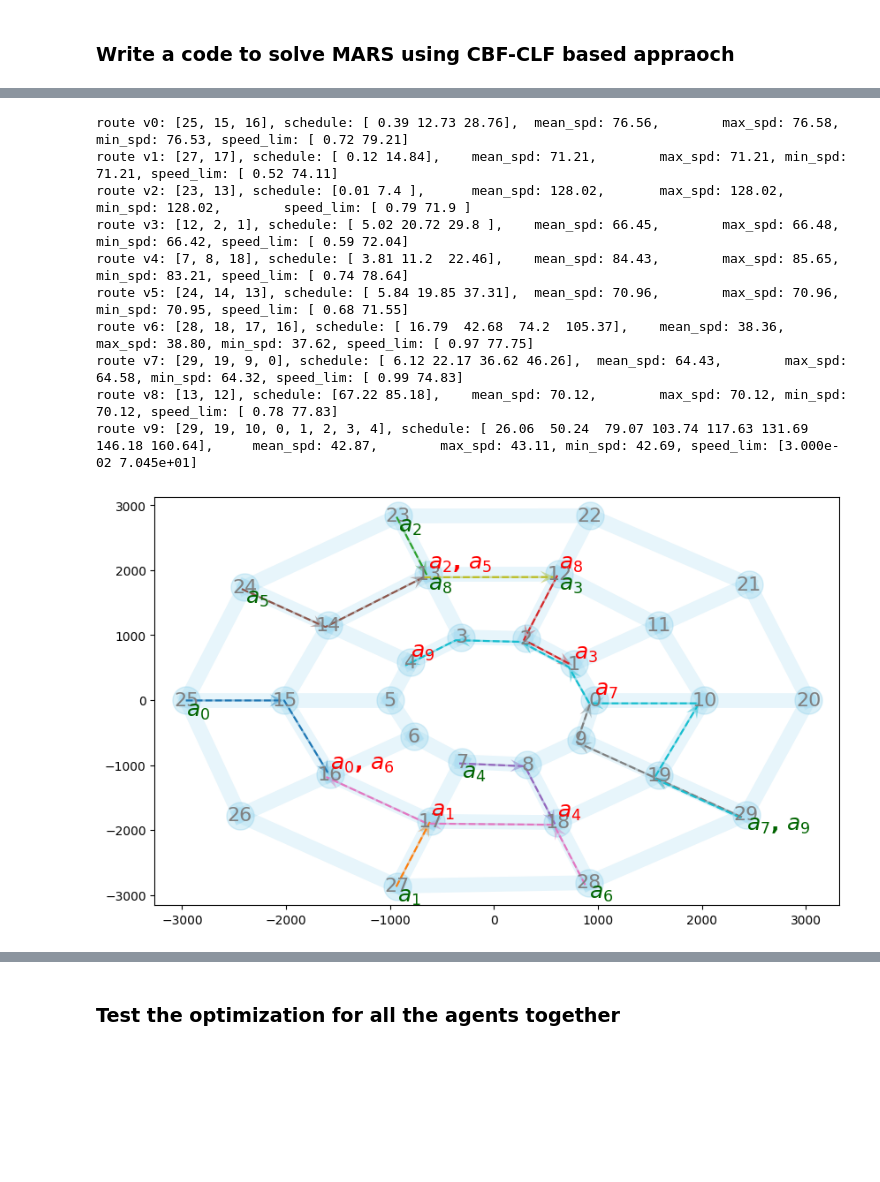
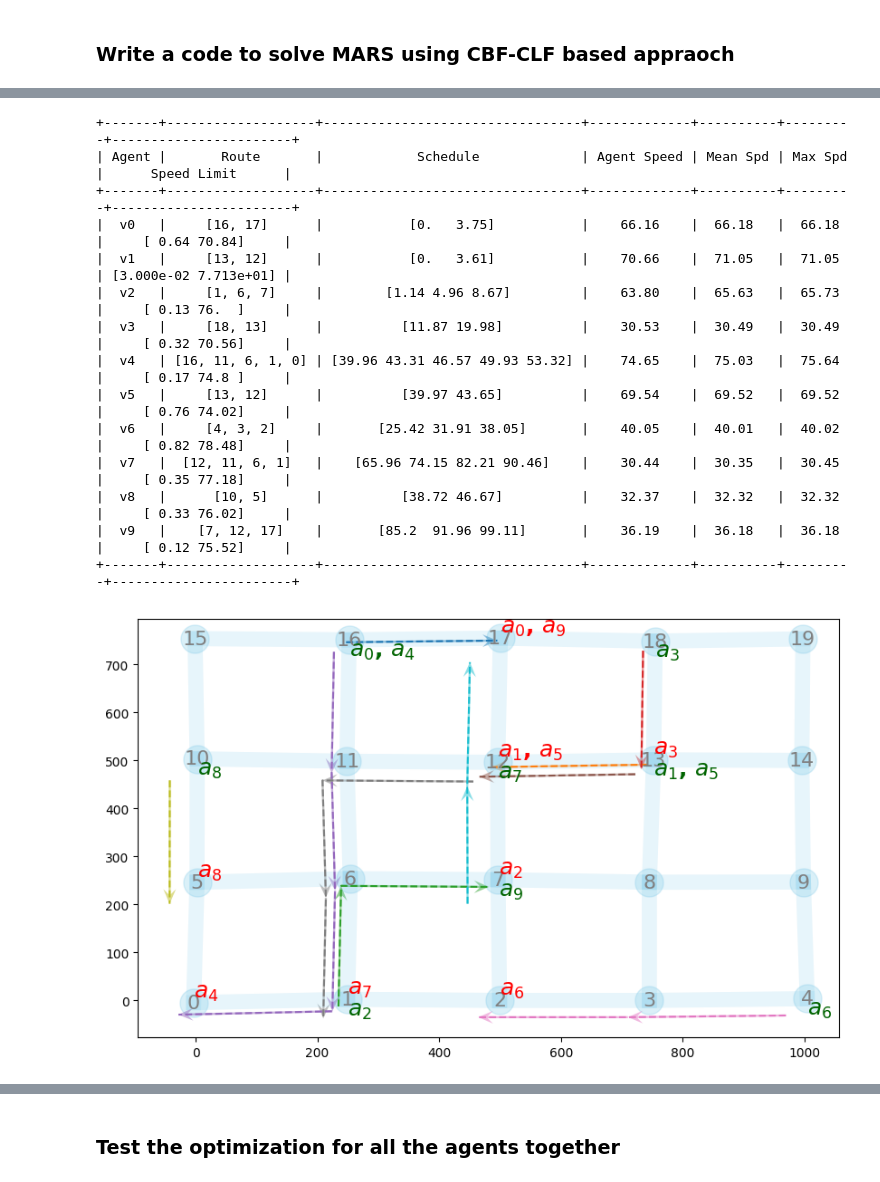
Before and after one commit to dt-1729/ULI_NASA, a Jupyter notebook: UTM_scheduling_and_routing/test_CLF_CBF.ipynb, the cells around one changed output, grey strips where cells are left out. Saved outputs shown, nothing was run; the diff lists cells and outputs as text; code cells hidden in the pictures; blank space fills up the shorter version.

```diff
--- a/UTM_scheduling_and_routing/test_CLF_CBF.ipynb
+++ b/UTM_scheduling_and_routing/test_CLF_CBF.ipynb
@@ -15,7 +15,7 @@ importlib.reload(createEnv)
 importlib.reload(supporting_functions)
 
 # generate waypoints and the adjacency matrix
-n_waypoints = 30
+n_waypoints = 20
 n_agents = 10
 tolArray = np.random.uniform(3.0, 3.0, n_waypoints)
 
@@ -43,10 +43,10 @@ mars = createEnv.MARS(
     n_waypoints,
     n_agents,
     tolArray,
-    ring_params,
+    grid_params,
     seed=11,
     offset_energy=1,
-    stagewiseCostCoeffs=np.array([10.0, 100.0, 1.0]),
+    stagewiseCostCoeffs=np.array([1.0, 1000.0, 1.0]),
     selfHop=0,
     printFlag=False)
 
@@ -58,7 +58,7 @@ coeff_t = 50
 coeff_c = 5.0
 
 # mars visualization
-cmap = get_cmap('tab20')
+cmap = plt.get_cmap('tab20')
 agent_colors = {a: cmap(i / mars.n_agents) for i, a in enumerate(range(mars.n_agents))}
 createEnv.plotNetwork(mars=mars, figuresize=(10,7), routes=[], agent_colors=agent_colors, showEdgeLength=False)
 
@@ -84,7 +84,7 @@ while beta <= beta_max:
 T0 = np.ones((mars.n_agents, mars.n_waypoints))
 for i in range(mars.n_agents):
     if i > 0:
-        T0[i] = T0[i-1] + mars.tolArray + np.random.uniform(0,5, mars.tolArray.shape)
+        T0[i] = T0[i-1] + mars.tolArray + np.random.uniform(0, 5, mars.tolArray.shape)
 # T0 = np.random.uniform(0, 1, (mars.n_agents, mars.n_waypoints))
 # T0 = np.array([
 #     [12.77, 25.54, 0.0],
@@ -102,7 +102,7 @@ optimizer = {
     'gamma':1,
     'alpha':1,
     'p':1,
-    'stop_tol':0.07,
+    'stop_tol':0.05,
     'stop_tol_weight':np.array([1, 1, 5, 5]),
     'verbose':0
 }
@@ -157,19 +156,24 @@ sum: [  412.57448321   221.71786412  3509.83647365   583.65029457
 # %%
 mars.sched_mat = T
+mars.speed_vec = V
 agent_routes, agent_schedules = createEnv.calc_agent_routes_and_schedules(mars, Pb_a, printRoutes=True)
 createEnv.plotNetwork(mars=mars, figuresize=(10,6), routes=agent_routes, agent_colors=agent_colors, showEdgeLength=False)
 # %% [output]
-route v0: [25, 15, 16], schedule: [ 0.39 12.73 28.76],  mean_spd: 76.56,        max_spd: 76.58, min_spd: 76.53, speed_lim: [ 0.72 79.21]
-route v1: [27, 17], schedule: [ 0.12 14.84],    mean_spd: 71.21,        max_spd: 71.21, min_spd: 71.21, speed_lim: [ 0.52 74.11]
-route v2: [23, 13], schedule: [0.01 7.4 ],      mean_spd: 128.02,       max_spd: 128.02,        min_spd: 128.02,        speed_lim: [ 0.79 71.9 ]
-route v3: [12, 2, 1], schedule: [ 5.02 20.72 29.8 ],    mean_spd: 66.45,        max_spd: 66.48, min_spd: 66.42, speed_lim: [ 0.59 72.04]
-route v4: [7, 8, 18], schedule: [ 3.81 11.2  22.46],    mean_spd: 84.43,        max_spd: 85.65, min_spd: 83.21, speed_lim: [ 0.74 78.64]
-route v5: [24, 14, 13], schedule: [ 5.84 19.85 37.31],  mean_spd: 70.96,        max_spd: 70.96, min_spd: 70.95, speed_lim: [ 0.68 71.55]
-route v6: [28, 18, 17, 16], schedule: [ 16.79  42.68  74.2  105.37],    mean_spd: 38.36,        max_spd: 38.80, min_spd: 37.62, speed_lim: [ 0.97 77.75]
-route v7: [29, 19, 9, 0], schedule: [ 6.12 22.17 36.62 46.26],  mean_spd: 64.43,        max_spd: 64.58, min_spd: 64.32, speed_lim: [ 0.99 74.83]
-route v8: [13, 12], schedule: [67.22 85.18],    mean_spd: 70.12,        max_spd: 70.12, min_spd: 70.12, speed_lim: [ 0.78 77.83]
-route v9: [29, 19, 10, 0, 1, 2, 3, 4], schedule: [ 26.06  50.24  79.07 103.74 117.63 131.69 146.18 160.64],     mean_spd: 42.87,        max_spd: 43.11, min_spd: 42.69, speed_lim: [3.000e-02 7.045e+01]
++-------+-------------------+---------------------------------+-------------+----------+---------+-----------------------+
+| Agent |       Route       |            Schedule             | Agent Speed | Mean Spd | Max Spd |      Speed Limit      |
++-------+-------------------+---------------------------------+-------------+----------+---------+-----------------------+
+|  v0   |     [16, 17]      |           [0.   3.75]           |    66.16    |  66.18   |  66.18  |     [ 0.64 70.84]     |
+|  v1   |     [13, 12]      |           [0.   3.61]           |    70.66    |  71.05   |  71.05  | [3.000e-02 7.713e+01] |
+|  v2   |     [1, 6, 7]     |        [1.14 4.96 8.67]         |    63.80    |  65.63   |  65.73  |     [ 0.13 76.  ]     |
+|  v3   |     [18, 13]      |          [11.87 19.98]          |    30.53    |  30.49   |  30.49  |     [ 0.32 70.56]     |
+|  v4   | [16, 11, 6, 1, 0] | [39.96 43.31 46.57 49.93 53.32] |    74.65    |  75.03   |  75.64  |     [ 0.17 74.8 ]     |
+|  v5   |     [13, 12]      |          [39.97 43.65]          |    69.54    |  69.52   |  69.52  |     [ 0.76 74.02]     |
+|  v6   |     [4, 3, 2]     |       [25.42 31.91 38.05]       |    40.05    |  40.01   |  40.02  |     [ 0.82 78.48]     |
+|  v7   |  [12, 11, 6, 1]   |    [65.96 74.15 82.21 90.46]    |    30.44    |  30.35   |  30.45  |     [ 0.35 77.18]     |
+|  v8   |      [10, 5]      |          [38.72 46.67]          |    32.37    |  32.32   |  32.32  |     [ 0.33 76.02]     |
+|  v9   |    [7, 12, 17]    |       [85.2  91.96 99.11]       |    36.19    |  36.18   |  36.18  |     [ 0.12 75.52]     |
++-------+-------------------+---------------------------------+-------------+----------+---------+-----------------------+
-[figure, old version]
+[figure, new version]
 # %%
 reach_mat = mars.calc_agent_reach_mat_v1(
     mars.sched_mat,
```
Also changed, not shown: parts of 7 cells of this notebook, 2 other files.
